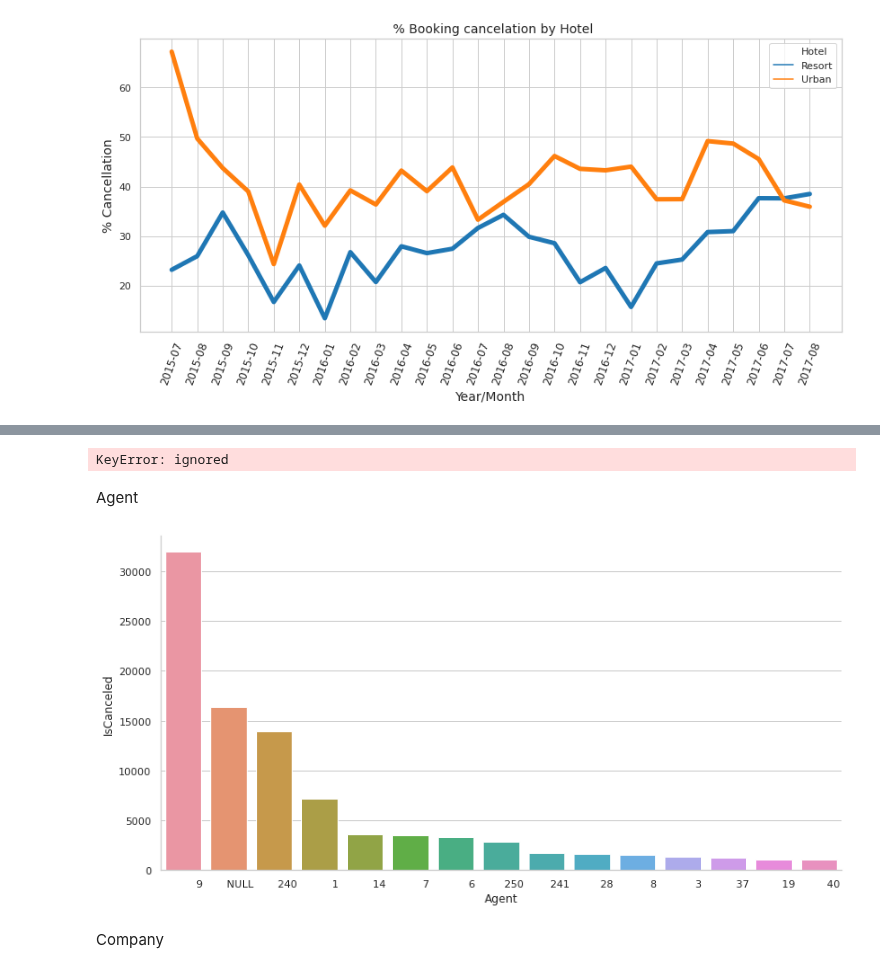
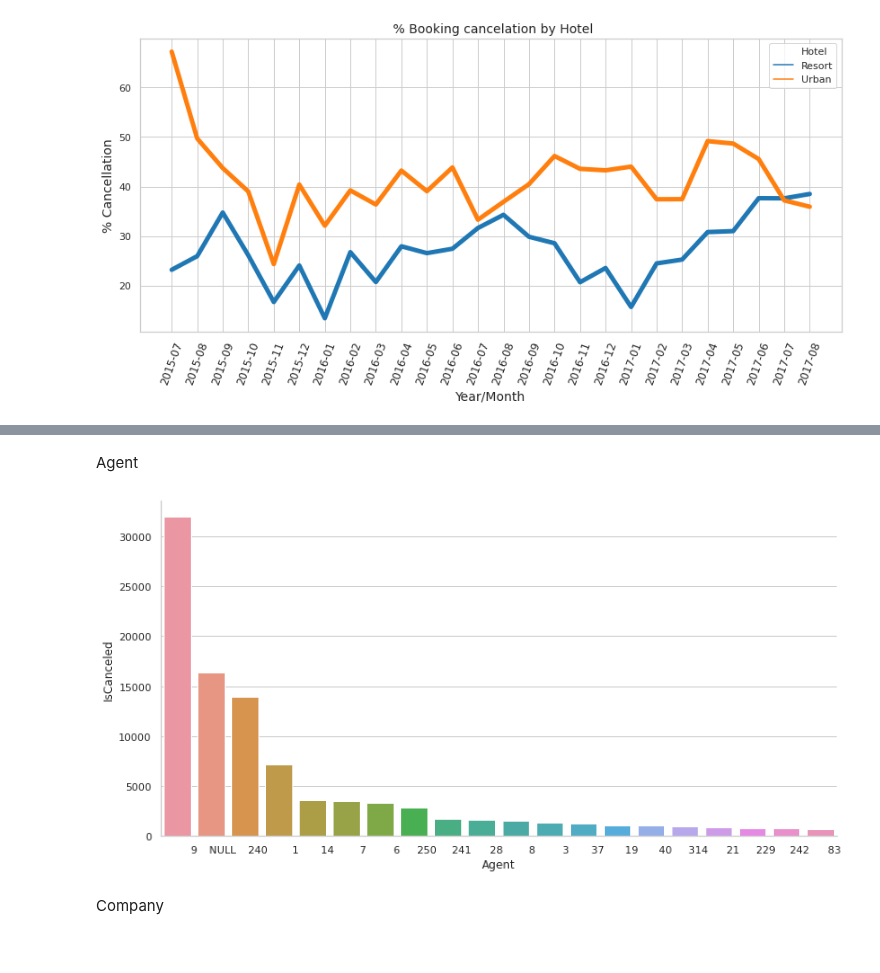
Before and after one commit to alejandromanas/GoogleColab_public, a Jupyter notebook: bookings/code/bookings.ipynb, the cells around one changed output, grey strips where cells are left out. Drawn from its saved outputs; the diff is of its cells as text; code cells hidden in the pictures.

```diff
--- a/bookings/code/bookings.ipynb
+++ b/bookings/code/bookings.ipynb
@@ -83,15 +103,10 @@ df_raw=pd.concat([H1,H2], axis=0,ignore_index=True)
 # %%
-#Libraries
-import matplotlib.pyplot as plt
-
-df_analysis = df_raw.copy()
-df_analysis.columns
 df_analysis['ArrivalDateMonthNum']=df_analysis.ArrivalDateMonth.replace({ 'January' : '01', 'February' : '02', 'March' : '03', 'April' :'04', 'May': '05', 'June' : '06', 'July':'07', 'August' : '08', 'September' : '09', 'October' : '10', 'November': '11', 'December' : '12' })
 df_analysis['ArrivalDateYearMonth'] = df_analysis['ArrivalDateYear'].astype('str')+'-'+ df_analysis['ArrivalDateMonthNum'].astype('str')
 
 # GROUP BY
 col_name= 'ArrivalDateYearMonth'
-df=(df_analysis.groupby(['Hotel',col_name]).sum()['IsCanceled']/df_analysis.groupby(['Hotel',col_name]).count()['IsCanceled'] *100).to_frame()
+df=(df_analysis.groupby(['Hotel',col_name]).mean()['IsCanceled']*100).to_frame()
 df.reset_index(inplace=True)
 
 import seaborn as sns; sns.set()
@@ -115,25 +125,18 @@ sns.countplot(x='IsCanceled',data=df_analysis)
-# %%
-df_analysis.groupby('IsCanceled').mean()['LeadTime','Adults','Children','Babies','PreviousCancellations','PreviousBookingsNotCanceled','RequiredCarParkingSpaces']
-# %% [output]
-KeyError: ignored
 # %% [markdown]
 Agent
 # %%
-def levels_analysis(feature):
+df_analysis.Agent.nunique() #334 unique values
+
+def levels_analysis(feature,n):
   df=(df_analysis.groupby([feature]).count()['IsCanceled']
-      .sort_values(ascending=False).head(15)).to_frame().reset_index()
+      .sort_values(ascending=False).head(n)).to_frame().reset_index()
   ax = sns.catplot(x=feature, y="IsCanceled", kind="bar", data=df)
   ax.fig.set_figwidth(14)
   ax.fig.set_figheight(6)
   plt.show()
 
-  col_name = feature
-  df=(df_analysis.groupby(['Hotel',col_name]).sum()['IsCanceled']/df_analysis.groupby(['Hotel',col_name]).count()['IsCanceled'] *100).to_frame()
-  df.reset_index(inplace=True)
-
-
-levels_analysis('Agent')
+levels_analysis('Agent',20)
 # %% [output]
-[figure, old version]
+[figure, new version]
 # %% [markdown]
 Company
```
Also changed, not shown: parts of 18 cells of this notebook.
